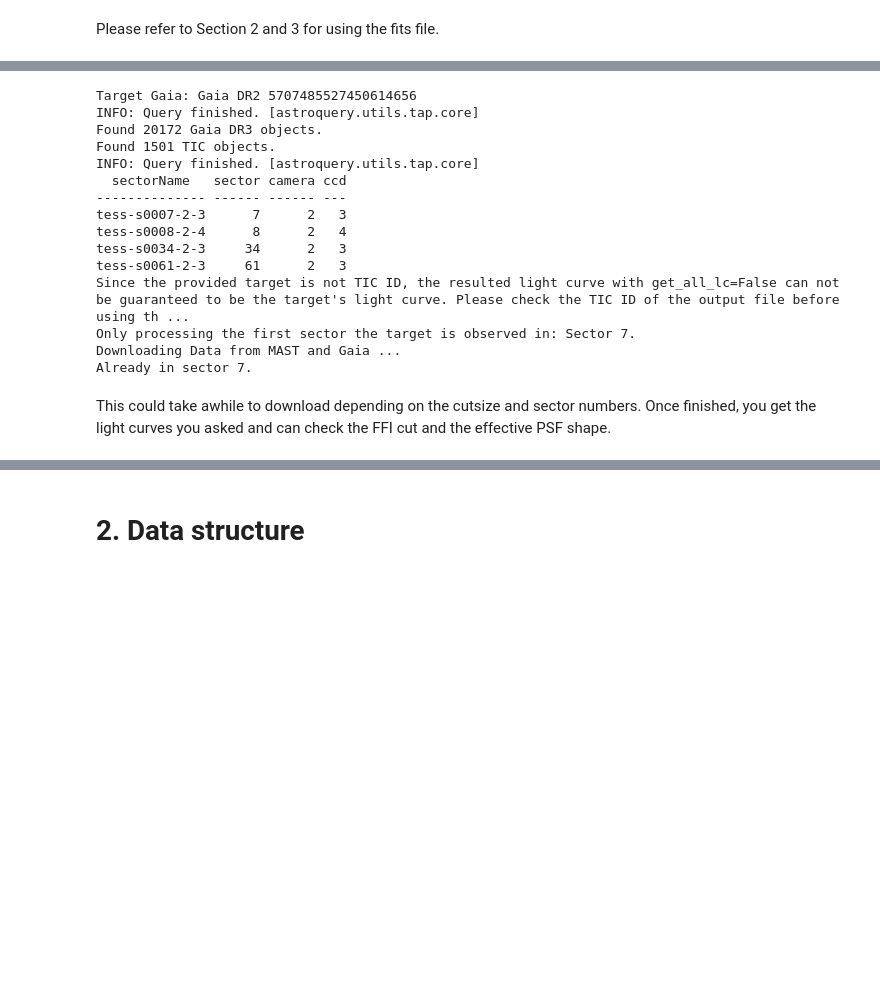
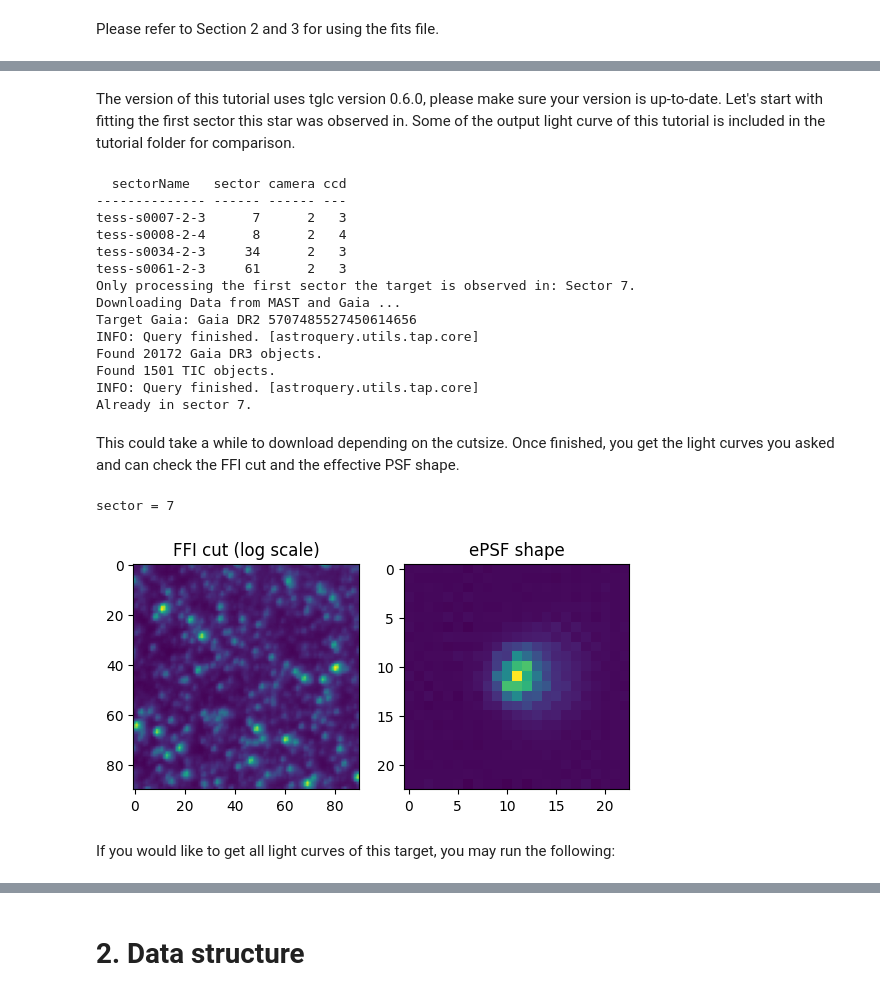
Before and after one commit to TeHanHunter/TESS_Gaia_Light_Curve, a Jupyter notebook: tutorial/TGLC_tutorial.ipynb, the cells around one changed output, grey strips where cells are left out. Saved outputs shown, nothing was run; the diff lists cells and outputs as text; code cells hidden in the pictures; blank space fills up the shorter version.

```diff
--- a/tutorial/TGLC_tutorial.ipynb
+++ b/tutorial/TGLC_tutorial.ipynb
@@ -40,58 +40,65 @@ tglc.__version__
+# %% [markdown]
+The version of this tutorial uses tglc version 0.6.0, please make sure your version is up-to-date. Let's start with fitting the first sector this star was observed in. Some of the output light curve of this tutorial is included in the tutorial folder for comparison.
 # %%
 import os
 import numpy as np
 import matplotlib.pyplot as plt
 from tglc.quick_lc import tglc_lc
 
-target = 'TOI 519'     # Target ID ('TOI 519') or coordinates ('ra dec')
+target = 'TIC 218795833'     # TIC ID (preferred, 'TIC 12345678'), Target ID ('TOI 519') or coordinates ('ra dec')
 local_directory = f'{target}/'    # directory to save all files
 os.makedirs(local_directory, exist_ok=True)
 tglc_lc(target=target,
         local_directory=local_directory,
         size=90, # FFI cutsize. Recommand at least 50 or larger for better performance. Cannot exceed 99.
                  # Downloading FFI might take longer (or even cause timeouterror) for larger sizes.
-        save_aper=False, # whether to save 5*5 pixels timeseries of the decontaminated images in fits file primary HDU
+        save_aper=True, # whether to save 5*5 pixels timeseries of the decontaminated images in fits file primary HDU
         limit_mag=15, # the TESS magnitude lower limit of stars to output
         get_all_lc=False, # whether to return all lcs in the region. If False, return the nearest star to the target coordinate
         first_sector_only=True, # whether to return only lcs from the sector this target was first observed.
                                 # If False, return all sectors of the target, but too many sectors could be slow to download.
-        sector=None, # If first_sector_only=True, sector will be ignored.
-                     # If first_sector_only=False and sector = None, return all observed sectors
-                     # If first_sector_only=False and sector = 1, return only sector 1.
+        last_sector_only=False, # whether to return only lcs from the sector this target was last observed.
+        sector=None, # If first_sector_only = True or last_sector_only = True and type(sector) != int, return first or last sector.
+                     # If first(last)_sector_only=False and sector = None, return all observed sectors
+                     # If first(last)_sector_only=False and type(sector) == int, return only selected sector.
                      # (Make sure only put observed sectors. All available sectors are printed in the sector table.)
         prior=None)  # If None, does not allow all field stars to float. SUGGESTED for first use.
                      # If float (usually <1), allow field stars to float with a Gaussian prior with the mean
-                     # at the Gaia predicted value the width of the prior value multiplied on the Gaia predicted value.)
+                     # at the Gaia predicted value the width of the prior value multiplied on the Gaia predicted value.
 # %% [output]
-Target Gaia: Gaia DR2 5707485527450614656
-INFO: Query finished. [astroquery.utils.tap.core]
-Found 20172 Gaia DR3 objects.
-Found 1501 TIC objects.
-INFO: Query finished. [astroquery.utils.tap.core]
   sectorName   sector camera ccd
 -------------- ------ ------ ---
 tess-s0007-2-3      7      2   3
 tess-s0008-2-4      8      2   4
 tess-s0034-2-3     34      2   3
 tess-s0061-2-3     61      2   3
-Since the provided target is not TIC ID, the resulted light curve with get_all_lc=False can not be guaranteed to be the target's light curve. Please check the TIC ID of the output file before using th ...
 Only processing the first sector the target is observed in: Sector 7.
 Downloading Data from MAST and Gaia ...
+Target Gaia: Gaia DR2 5707485527450614656
+INFO: Query finished. [astroquery.utils.tap.core]
+Found 20172 Gaia DR3 objects.
+Found 1501 TIC objects.
+INFO: Query finished. [astroquery.utils.tap.core]
 Already in sector 7.
 # %% [markdown]
-This could take awhile to download depending on the cutsize and sector numbers. Once finished, you get the light curves you asked and can check the FFI cut and the effective PSF shape.
+This could take a while to download depending on the cutsize. Once finished, you get the light curves you asked and can check the FFI cut and the effective PSF shape.
 # %%
 import pickle
-with open(f'{local_directory}source/source_TOI 519_earliest_sector.pkl', 'rb') as input_:
+with open(f'{local_directory}source/source_TIC 218795833_earliest_sector.pkl', 'rb') as input_: # replace with each sector's .pkl file if you have more than the first sector
     source = pickle.load(input_)
     print(f'sector = {source.sector}')
-epsf = np.load(f'{local_directory}epsf/epsf_TOI 519_sector_7.npy')
+epsf = np.load(f'{local_directory}epsf/epsf_TIC 218795833_sector_7.npy')
 
 f, (ax1, ax2) = plt.subplots(1, 2)
 ax1.imshow(np.log10(source.flux[0]))
 ax1.set_title('FFI cut (log scale)')
 ax2.imshow(epsf[0,:23**2].reshape(23,23))
 ax2.set_title('ePSF shape')
 plt.show()
 # print(source.gaia[:5]) # all the gaia stars
 # print(source.tic[:5]) # TIC ID to Gaia DR2 conversion
+# %% [output]
+sector = 7
+[figure, added]
+# %% [markdown]
+If you would like to get all light curves of this target, you may run the following:
```
Also changed, not shown: parts of 15 cells of this notebook, 5 other files.
